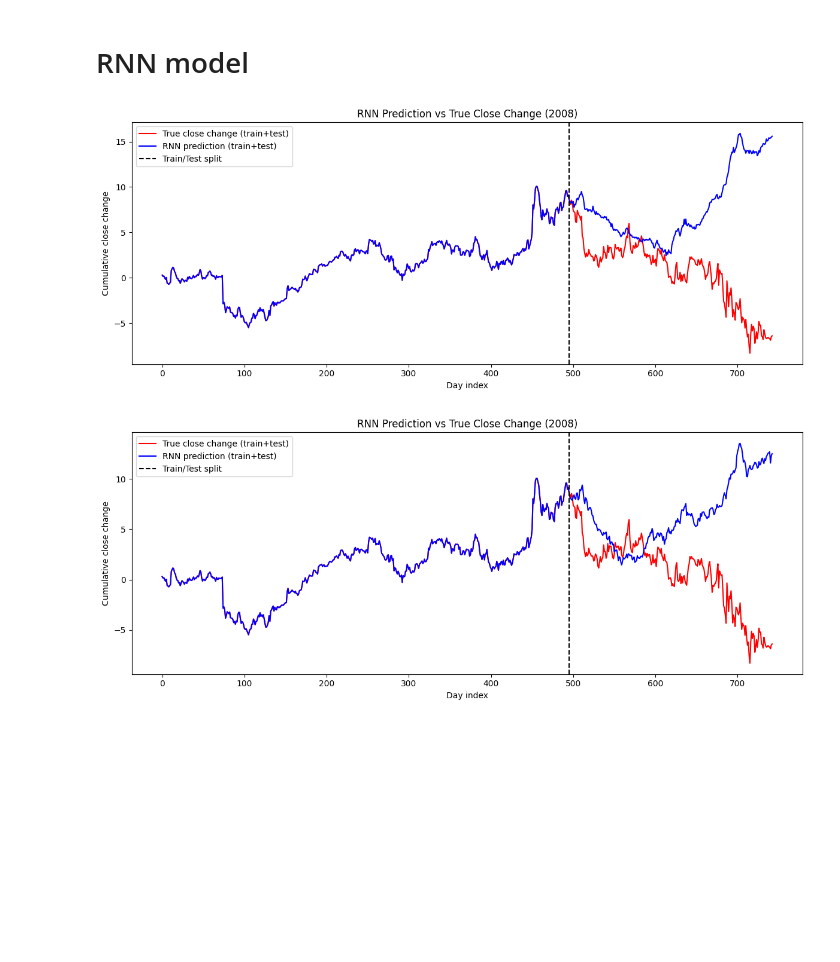
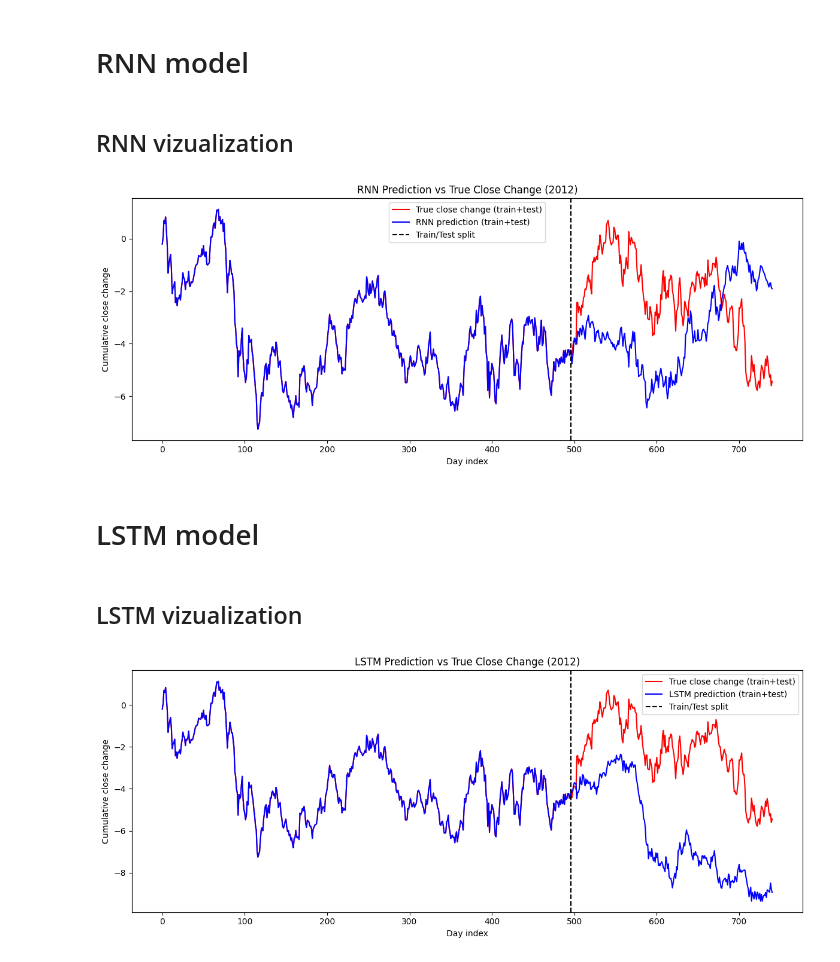
Before and after one commit to drvojtex/ADAMLstockA4msft, a Jupyter notebook: main3.ipynb, the cells around one changed output. Cells and saved outputs as stored; diff of their text form; code cells hidden in the pictures; blank space fills up the shorter version.

Commit message:
LSTM model

```diff
--- a/main3.ipynb
+++ b/main3.ipynb
@@ -81,8 +81,8 @@ class SimpleRNN(nn.Module):
 
 # --- Train RNN on first 2 years, test on 3rd year ---
 years = np.arange(2006, 2018)
-train_years = [years[0], years[1]]
-test_year = [years[2]]
+train_years = [years[4], years[5]]
+test_year = [years[6]]
 
 # Prepare data
 history_length = 5
@@ -125,6 +125,8 @@ with torch.no_grad():
         preds.append(output.item())
         targets.append(y.item())
         h = h.detach()
+# %% [markdown]
+## RNN vizualization
 # %%
 mu, sigma = train_dataset.get_zscore_params()
 preds_inv = np.array(preds) * sigma + mu
@@ -151,4 +153,6 @@ plt.legend()
 plt.tight_layout()
 plt.show()
 # %% [output]
-[figure, old version]
+[figure, new version]
+# %% [markdown]
+# LSTM model
@@ -155,27 +226,29 @@ plt.show()
+# %% [markdown]
+## LSTM vizualization
 # %%
 mu, sigma = train_dataset.get_zscore_params()
 preds_inv = np.array(preds) * sigma + mu
 train_targets = []
 for _, y in DataLoader(train_dataset, batch_size=1, shuffle=False):
     train_targets.append(y.item())
 train_targets = np.array(train_targets)
 train_targets_inv = train_targets * sigma + mu
 
 full_pred = np.concatenate([train_targets_inv, preds_inv])
 full_true = np.concatenate([train_targets_inv, np.array(targets) * sigma + mu])
 
 full_pred_curve = np.cumsum(full_pred)
 full_true_curve = np.cumsum(full_true)
 
 plt.figure(figsize=(12,5))
 plt.plot(full_true_curve, c="r", label="True close change (train+test)")
-plt.plot(full_pred_curve, c="b", label="RNN prediction (train+test)")
+plt.plot(full_pred_curve, c="b", label="LSTM prediction (train+test)")
 plt.axvline(len(train_targets_inv)-1, color='k', linestyle='--', label='Train/Test split')
-plt.title(f"RNN Prediction vs True Close Change ({test_year[0]})")
+plt.title(f"LSTM Prediction vs True Close Change ({test_year[0]})")
 plt.xlabel("Day index")
 plt.ylabel("Cumulative close change")
 plt.legend()
 plt.tight_layout()
 plt.show()
 # %% [output]
-[figure, old version]
+[figure, new version]
```
Also changed, not shown: parts of 1 cell of this notebook.
